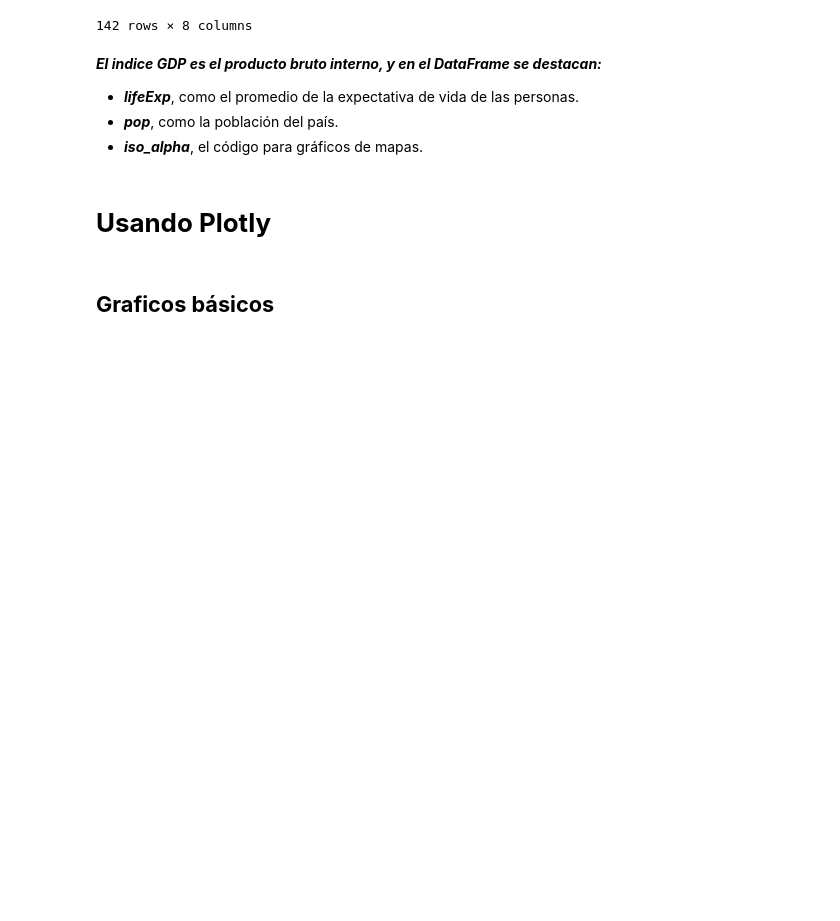
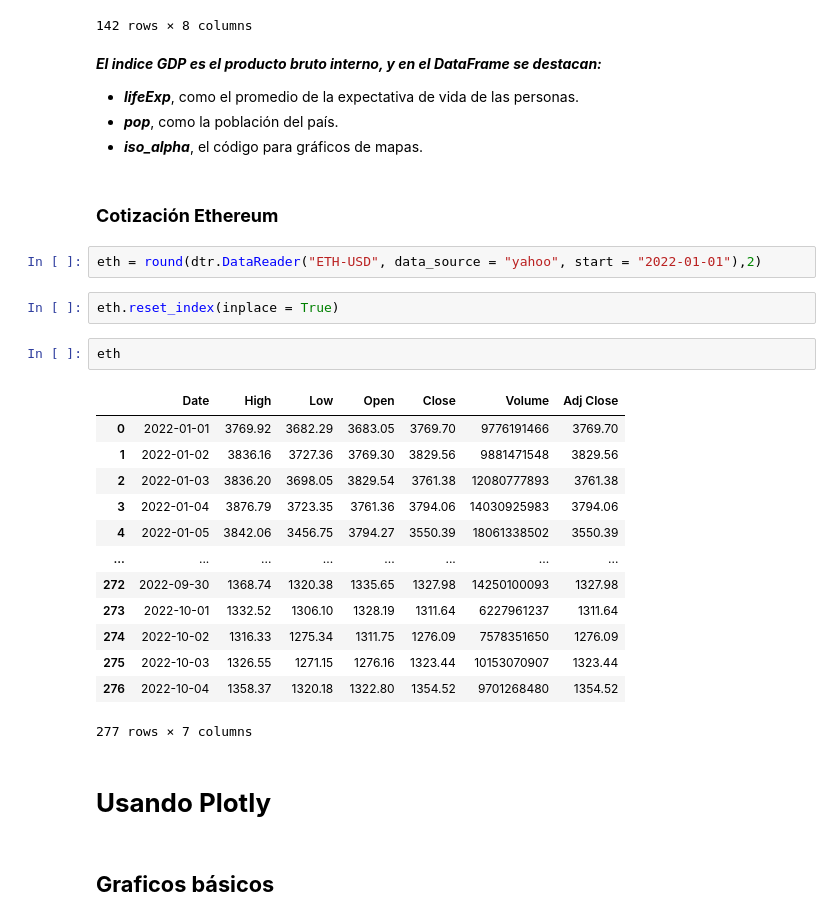
Before and after one commit to cristiandarioortegayubro/base, a Jupyter notebook: colab/px_01.ipynb, the cells around one changed output. Drawn from its saved outputs; the diff is of its cells as text; blank space fills up the shorter version.

```diff
--- a/colab/px_01.ipynb
+++ b/colab/px_01.ipynb
@@ -49,6 +72,28 @@ df
 - ***lifeExp***, como el promedio de la expectativa de vida de las personas.
 - ***pop***, como la población del país.
 - ***iso_alpha***, el código para gráficos de mapas.
+# %% [markdown]
+### **Cotización Ethereum**
+# %%
+eth = round(dtr.DataReader("ETH-USD", data_source = "yahoo", start = "2022-01-01"),2)
+# %%
+eth.reset_index(inplace = True)
+# %%
+eth
+# %% [output]
+|  | Date | High | Low | Open | Close | Volume | Adj Close |
+| 0 | 2022-01-01 | 3769.92 | 3682.29 | 3683.05 | 3769.70 | 9776191466 | 3769.70 |
+| 1 | 2022-01-02 | 3836.16 | 3727.36 | 3769.30 | 3829.56 | 9881471548 | 3829.56 |
+| 2 | 2022-01-03 | 3836.20 | 3698.05 | 3829.54 | 3761.38 | 12080777893 | 3761.38 |
+| 3 | 2022-01-04 | 3876.79 | 3723.35 | 3761.36 | 3794.06 | 14030925983 | 3794.06 |
+| 4 | 2022-01-05 | 3842.06 | 3456.75 | 3794.27 | 3550.39 | 18061338502 | 3550.39 |
+| ... | ... | ... | ... | ... | ... | ... | ... |
+| 272 | 2022-09-30 | 1368.74 | 1320.38 | 1335.65 | 1327.98 | 14250100093 | 1327.98 |
+| 273 | 2022-10-01 | 1332.52 | 1306.10 | 1328.19 | 1311.64 | 6227961237 | 1311.64 |
+| 274 | 2022-10-02 | 1316.33 | 1275.34 | 1311.75 | 1276.09 | 7578351650 | 1276.09 |
+| 275 | 2022-10-03 | 1326.55 | 1271.15 | 1276.16 | 1323.44 | 10153070907 | 1323.44 |
+| 276 | 2022-10-04 | 1358.37 | 1320.18 | 1322.80 | 1354.52 | 9701268480 | 1354.52 |
+277 rows × 7 columns
 # %% [markdown]
 # **Usando Plotly**
 # %% [markdown]
```
Also changed, not shown: parts of 24 cells of this notebook.
